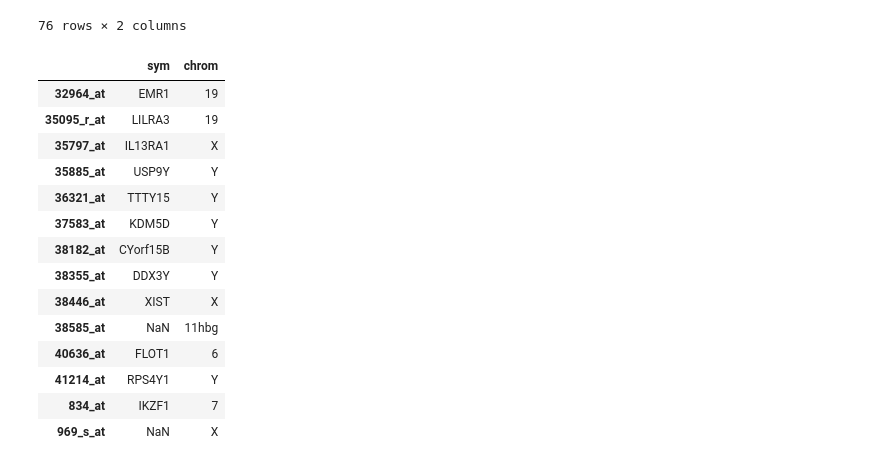
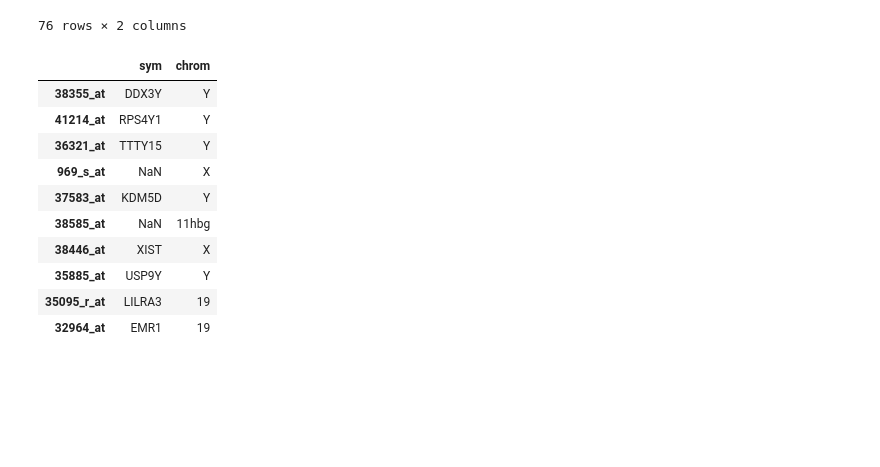
Before and after one commit to unique-subedi/604-gene-expression, a Jupyter notebook: Xinhe_gene_expression_master.ipynb, the cells around one changed output. Cells and saved outputs as stored; diff of their text form; code cells hidden in the pictures; blank space fills up the shorter version.

```diff
--- a/Xinhe_gene_expression_master.ipynb
+++ b/Xinhe_gene_expression_master.ipynb
@@ -229,20 +229,16 @@ genes.loc[p_values_mean[p_values.min(axis=1) <= 0.008].sort_values(by=['mean'],
 | 33611_g_at | CLDN8 | 21 |
 76 rows × 2 columns
 # %%
-genes.loc[p_values[p_values.mean(axis=1) <= 0.1].index].loc[:, ['sym','chrom']]
+genes.loc[p_values_mean[p_values.mean(axis=1) <= 0.08].sort_values(by=['mean'], axis=0).index].loc[:, ['sym','chrom']]
 # %% [output]
 |  | sym | chrom |
+| 38355_at | DDX3Y | Y |
+| 41214_at | RPS4Y1 | Y |
+| 36321_at | TTTY15 | Y |
+| 969_s_at | NaN | X |
+| 37583_at | KDM5D | Y |
+| 38585_at | NaN | 11hbg |
+| 38446_at | XIST | X |
+| 35885_at | USP9Y | Y |
+| 35095_r_at | LILRA3 | 19 |
 | 32964_at | EMR1 | 19 |
-| 35095_r_at | LILRA3 | 19 |
-| 35797_at | IL13RA1 | X |
-| 35885_at | USP9Y | Y |
-| 36321_at | TTTY15 | Y |
-| 37583_at | KDM5D | Y |
-| 38182_at | CYorf15B | Y |
-| 38355_at | DDX3Y | Y |
-| 38446_at | XIST | X |
-| 38585_at | NaN | 11hbg |
-| 40636_at | FLOT1 | 6 |
-| 41214_at | RPS4Y1 | Y |
-| 834_at | IKZF1 | 7 |
-| 969_s_at | NaN | X |
```
